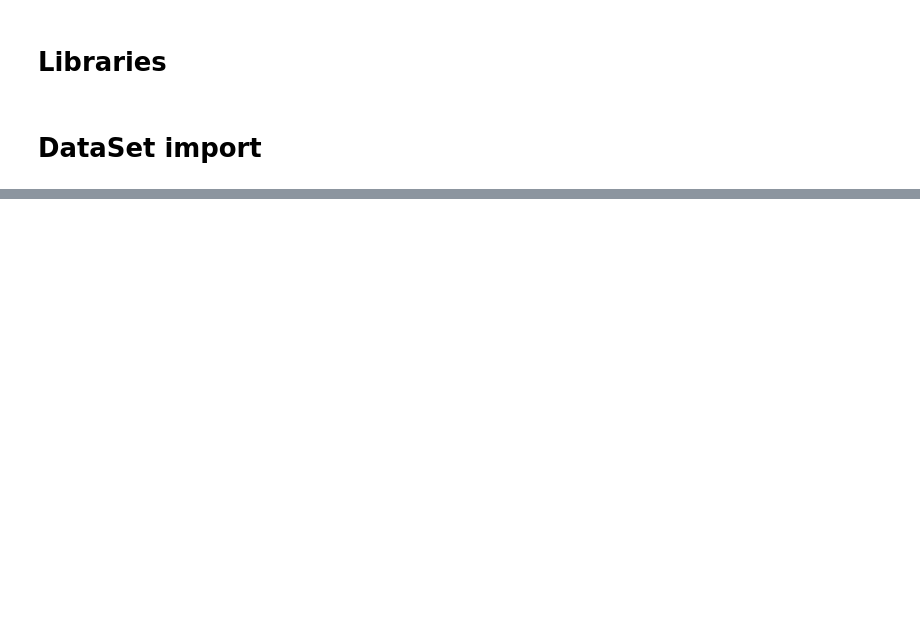
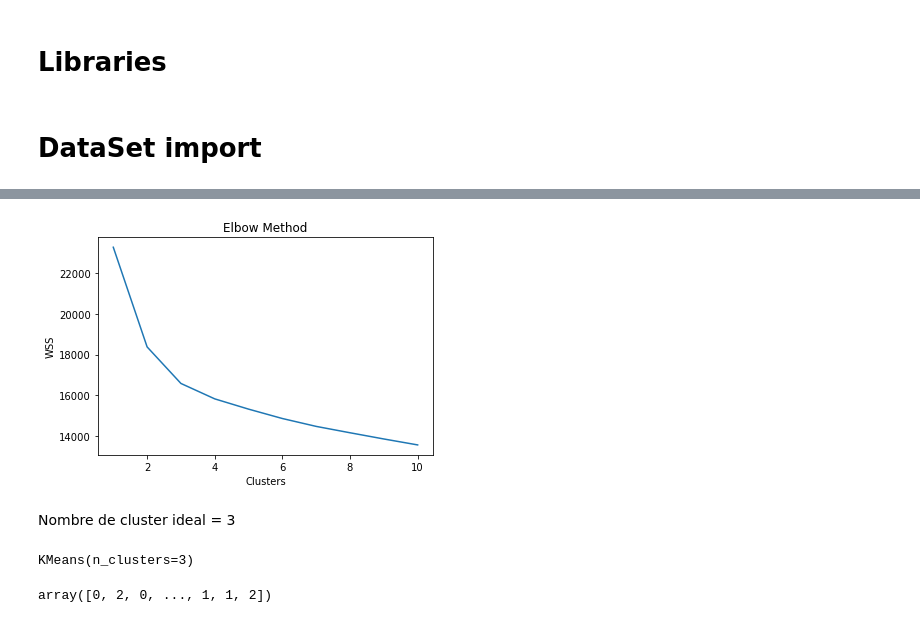
Before and after one commit to Thanujan-Puvikaran/Projet_data_a4, a Jupyter notebook: Projet/Preproc/Preprocessing.ipynb, the cells around one changed output, grey strips where cells are left out. Saved outputs shown, nothing was run; the diff lists cells and outputs as text; code cells hidden in the pictures; blank space fills up the shorter version.

```diff
--- a/Projet/Preproc/Preprocessing.ipynb
+++ b/Projet/Preproc/Preprocessing.ipynb
@@ -214,0 +98,8 @@ On se retrouve donc avec un data set de 4885 individus, 64 features et 1 target
+# %%
+df.replace("CL0", 0, inplace = True)
+df.replace("CL1", 0, inplace = True)
+df.replace("CL2", 1, inplace = True)
+df.replace("CL3", 1, inplace = True)
+df.replace("CL4", 1, inplace = True)
+df.replace("CL5", 1, inplace = True)
+df.replace("CL6", 1, inplace = True)
@@ -214,0 +108,7 @@ On se retrouve donc avec un data set de 4885 individus, 64 features et 1 target
+# %%
+wcss = []
+for i in range(1, 11):
+    kmeans = KMeans(n_clusters = i, init = 'k-means++')
+    kmeans.fit(df)
+    print (i,kmeans.inertia_)
+    wcss.append(kmeans.inertia_)
@@ -214,0 +126,21 @@ On se retrouve donc avec un data set de 4885 individus, 64 features et 1 target
+# %%
+plt.plot(range(1, 11), wcss)
+plt.title('Elbow Method')
+plt.xlabel('Clusters')
+plt.ylabel('WSS')
+plt.show()
+# %% [output]
+[figure, added]
+# %% [markdown]
+Nombre de cluster ideal = 3
+# %%
+kmeans = KMeans(n_clusters = 3, init = 'k-means++')
+estimator = kmeans.fit(df)
+estimator
+# %% [output]
+KMeans(n_clusters=3)
+# %%
+class_predict = estimator.predict(df)
+class_predict
+# %% [output]
+array([0, 2, 0, ..., 1, 1, 2])
```
Also changed, not shown: parts of 41 cells of this notebook, 9 other files.
